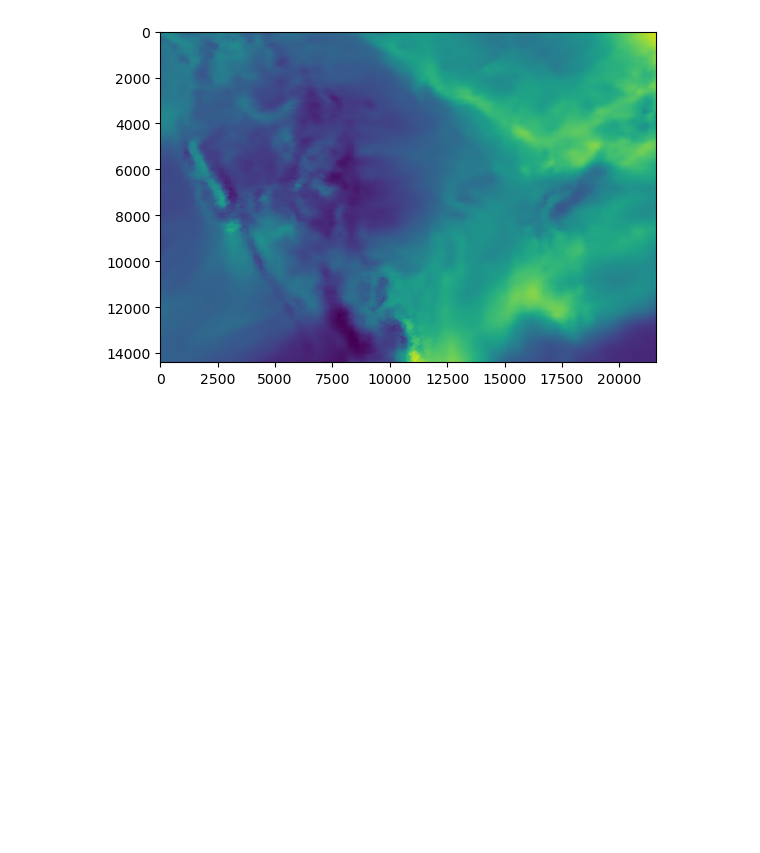
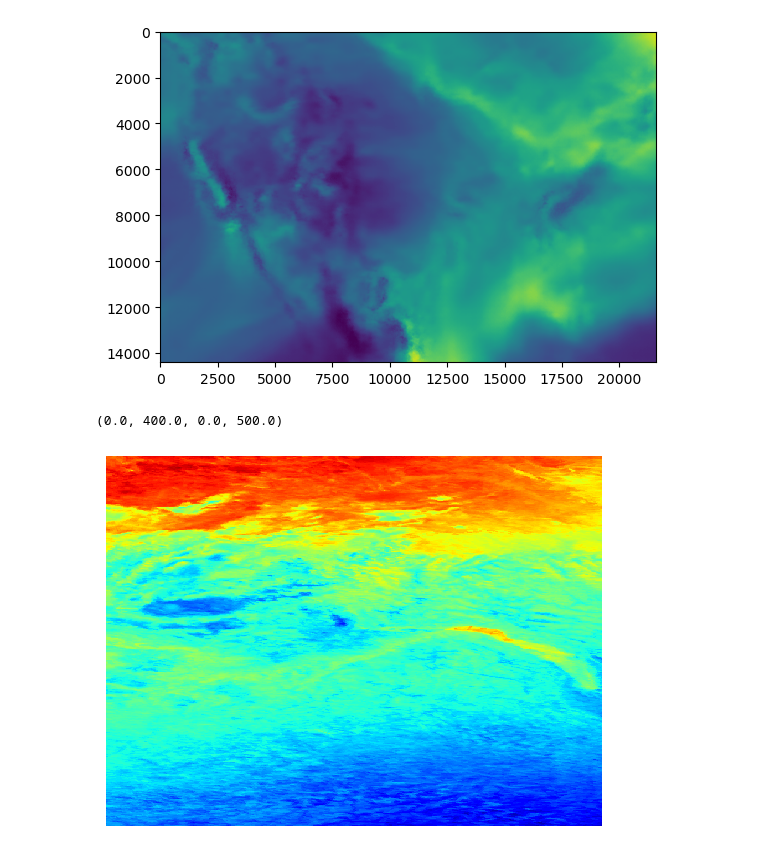
Before and after one commit to ar1619/DBPN_2, a Jupyter notebook: resize.ipynb, the cells around one changed output. Saved outputs shown, nothing was run; the diff lists cells and outputs as text; code cells hidden in the pictures; blank space fills up the shorter version.

```diff
--- a/resize.ipynb
+++ b/resize.ipynb
@@ -102,3 +103,17 @@ plt.imshow(image_sr_2, alpha=1, vmin = 0, vmax = 1, cmap = 'viridis')
 [figure]
 # %%
 Image.fromarray(np.uint8(cm.viridis(image_sr_2)*255)).save('../Recursive_sr/us_co2_2.png')
+# %%
+norm_shape = np.load('Results/Set5_LR_x16/low_res.npy')[:500,]
+norm_shape_2 = np.load('Results/Set5_LR_x16/low_res_2.npy')[:8000,]
+
+original = np.load('../MOD_tensor_validate/MOD11C3_A2022001_006_2022032110415_1_5.npy')[:500,400:800]
+
+max_val = np.max(original)
+# %%
+plt.Figure(figsize=(8,10))
+plt.pcolormesh(original, alpha=1, vmin = 0, vmax = 1, cmap = 'jet')
+plt.axis('off')
+# %% [output]
+(0.0, 400.0, 0.0, 500.0)
+[figure, added]
```
Also changed, not shown: parts of 8 cells of this notebook, 8 other files.
